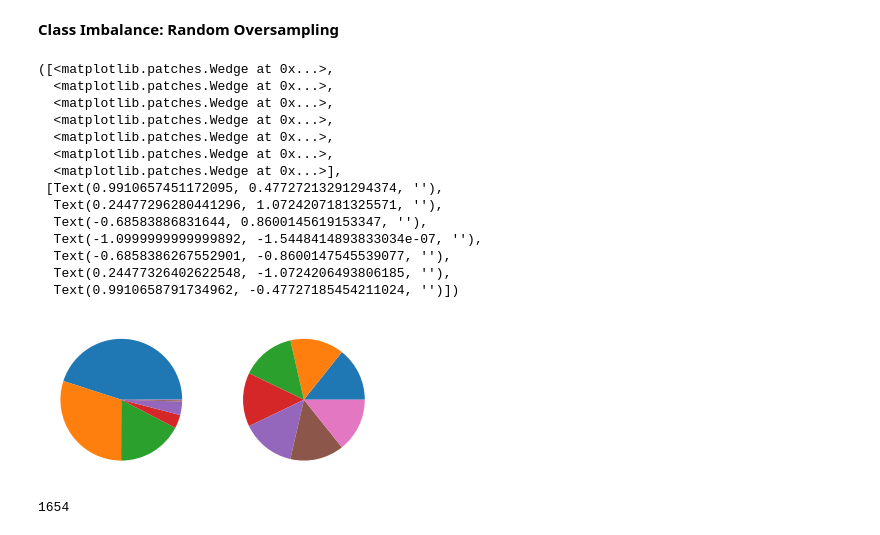
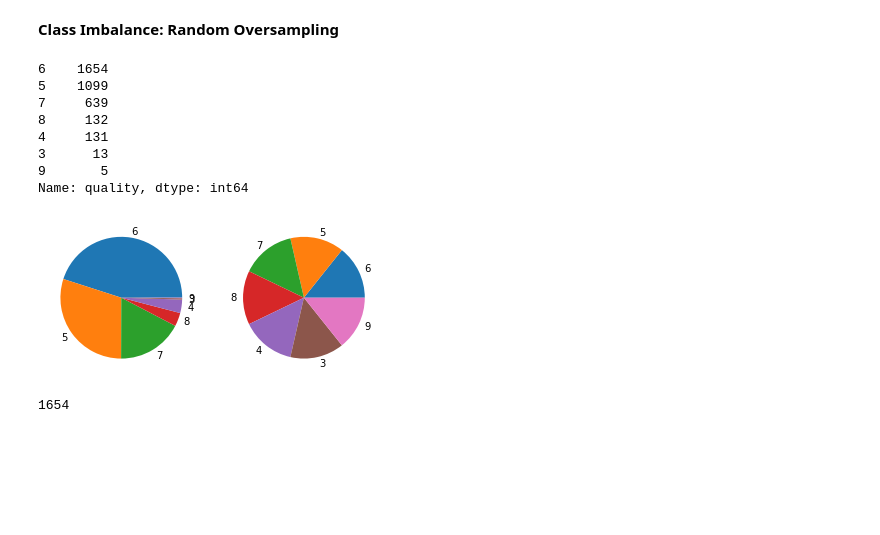
Before and after one commit to GabrieleCuni/Wine_Quality, a Jupyter notebook: MML_GC.ipynb, the cells around one changed output. Cells and saved outputs as stored; diff of their text form; code cells hidden in the pictures; blank space fills up the shorter version.

```diff
--- a/MML_GC.ipynb
+++ b/MML_GC.ipynb
@@ -72,9 +80,13 @@ plt.scatter(x_new[:points,0],x_new[:points,1],c=dataset["quality"][:points])
 # %%
+plt.figure(figsize=(18,13))
+
 for i,feature in enumerate(feature_names):
-    # subset = dataset[feature]
-    plt.figure()
+    # plt.figure()
+    plt.subplot(4,3,i+1)
     plt.grid()
     plt.title(feature)
     for j in n_bins:
         sns.kdeplot(dataset.loc[dataset["quality"]==j, feature], label= f"Quality {j}", kernel="gau")
+
+plt.savefig("./images/featureDistributions.png")
 # %% [output]
@@ -214,28 +212,30 @@ trainSetOS = trainSetOS.append(newSamples)
 trainSetOS = trainSetOS[noCorrFeatures + ["quality"]]
 valSet = valSet[noCorrFeatures + ["quality"]]
 testSet = testSet[noCorrFeatures + ["quality"]]
+# %%
+trainSet["quality"].value_counts()
+# %% [output]
+6    1654
+5    1099
+7     639
+8     132
+4     131
+3      13
+9       5
+Name: quality, dtype: int64
+# %%
+labels= ["6","5","7","8","4","3","9"]
 # %%
 plt.figure()
 plt.subplot(1,2,1)
-plt.pie(trainSet["quality"].value_counts())
+plt.pie(trainSet["quality"].value_counts(), labels=labels)
+# plt.legend()
 plt.subplot(1,2,2)
-plt.pie(trainSetOS["quality"].value_counts())
+plt.pie(trainSetOS["quality"].value_counts(), labels=labels)
+# plt.legend()
+plt.savefig("./images/classImbalance.png")
 # %% [output]
-([<matplotlib.patches.Wedge at 0x...>,
-  <matplotlib.patches.Wedge at 0x...>,
-  <matplotlib.patches.Wedge at 0x...>,
-  <matplotlib.patches.Wedge at 0x...>,
-  <matplotlib.patches.Wedge at 0x...>,
-  <matplotlib.patches.Wedge at 0x...>,
-  <matplotlib.patches.Wedge at 0x...>],
- [Text(0.9910657451172095, 0.47727213291294374, ''),
-  Text(0.24477296280441296, 1.0724207181325571, ''),
-  Text(-0.68583886831644, 0.8600145619153347, ''),
-  Text(-1.0999999999999892, -1.5448414893833034e-07, ''),
-  Text(-0.6858386267552901, -0.8600147545539077, ''),
-  Text(0.24477326402622548, -1.0724206493806185, ''),
-  Text(0.9910658791734962, -0.47727185454211024, '')])
-[figure, old version]
+[figure, new version]
 # %%
 print(len(trainSetOS[trainSetOS.quality==8]))
 # %% [output]
```
Also changed, not shown: parts of 15 cells of this notebook, 1 other file.
